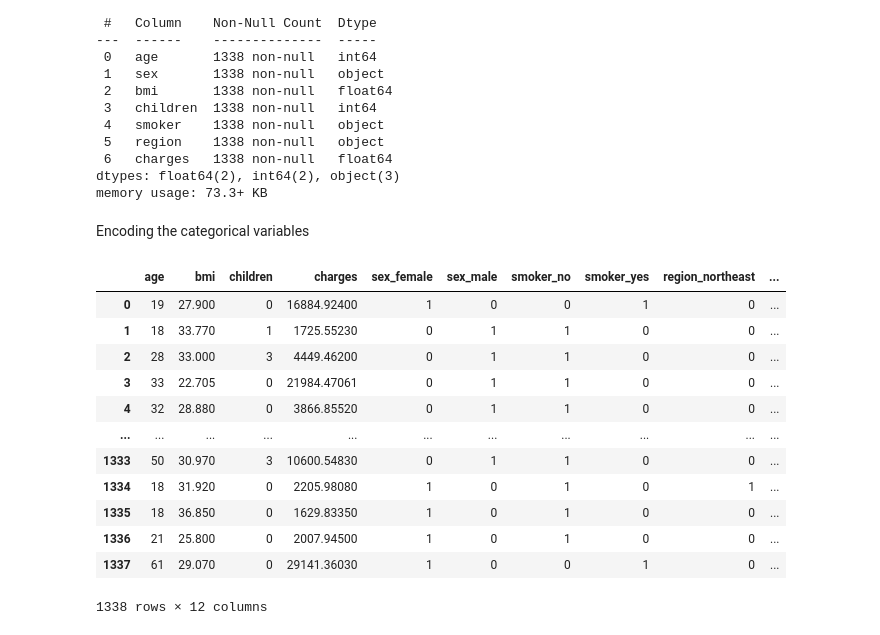
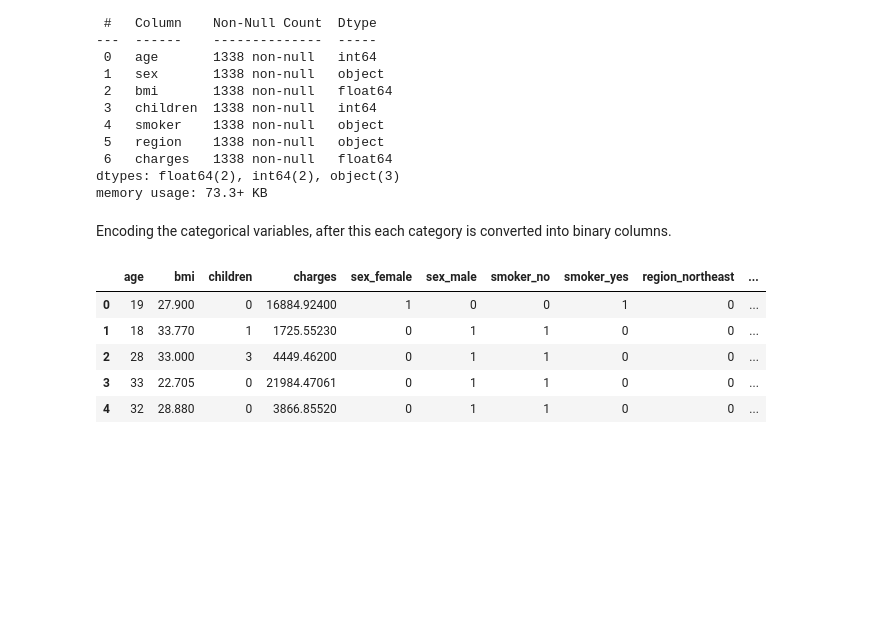
Before and after one commit to badrinarayanan02/machine_learning, a Jupyter notebook: 2348507_lab6.ipynb, the cells around one changed output. Drawn from its saved outputs; the diff is of its cells as text; code cells hidden in the pictures; blank space fills up the shorter version.

```diff
--- a/2348507_lab6.ipynb
+++ b/2348507_lab6.ipynb
@@ -52,21 +54,14 @@ Data columns (total 7 columns):
 dtypes: float64(2), int64(2), object(3)
 memory usage: 73.3+ KB
 # %% [markdown]
-Encoding the categorical variables
+Encoding the categorical variables, after this each category is converted into binary columns.
 # %%
 df_encoded = pd.get_dummies(insurance_data,columns = ['sex','smoker','region'])
-df_encoded
+df_encoded.head()
 # %% [output]
 |  | age | bmi | children | charges | sex_female | sex_male | smoker_no | smoker_yes | region_northeast | ... |
 | 0 | 19 | 27.900 | 0 | 16884.92400 | 1 | 0 | 0 | 1 | 0 | ... |
 | 1 | 18 | 33.770 | 1 | 1725.55230 | 0 | 1 | 1 | 0 | 0 | ... |
 | 2 | 28 | 33.000 | 3 | 4449.46200 | 0 | 1 | 1 | 0 | 0 | ... |
 | 3 | 33 | 22.705 | 0 | 21984.47061 | 0 | 1 | 1 | 0 | 0 | ... |
 | 4 | 32 | 28.880 | 0 | 3866.85520 | 0 | 1 | 1 | 0 | 0 | ... |
-| ... | ... | ... | ... | ... | ... | ... | ... | ... | ... | ... |
-| 1333 | 50 | 30.970 | 3 | 10600.54830 | 0 | 1 | 1 | 0 | 0 | ... |
-| 1334 | 18 | 31.920 | 0 | 2205.98080 | 1 | 0 | 1 | 0 | 1 | ... |
-| 1335 | 18 | 36.850 | 0 | 1629.83350 | 1 | 0 | 1 | 0 | 0 | ... |
-| 1336 | 21 | 25.800 | 0 | 2007.94500 | 1 | 0 | 1 | 0 | 0 | ... |
-| 1337 | 61 | 29.070 | 0 | 29141.36030 | 1 | 0 | 0 | 1 | 0 | ... |
-1338 rows × 12 columns
```
Also changed, not shown: parts of 26 cells of this notebook.
